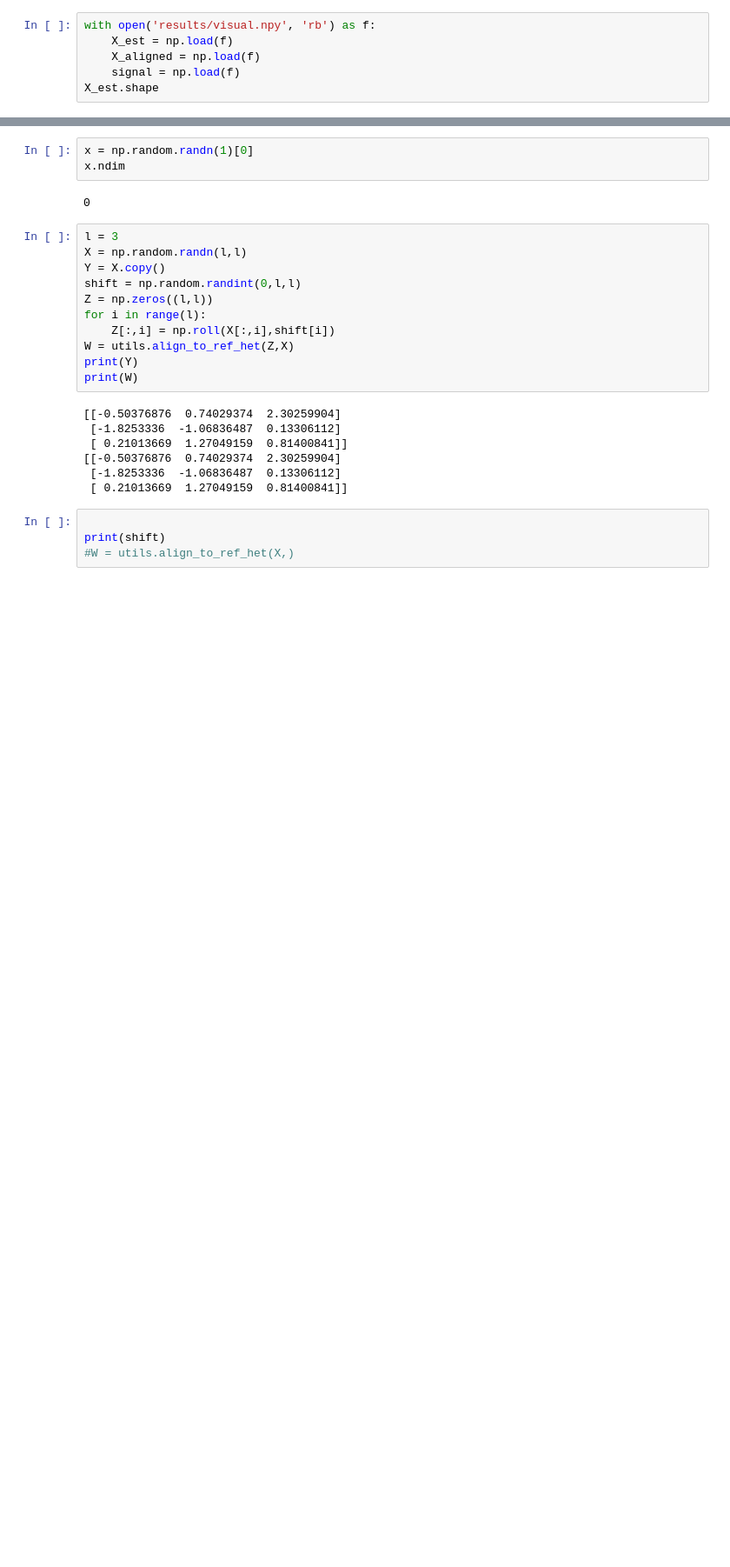
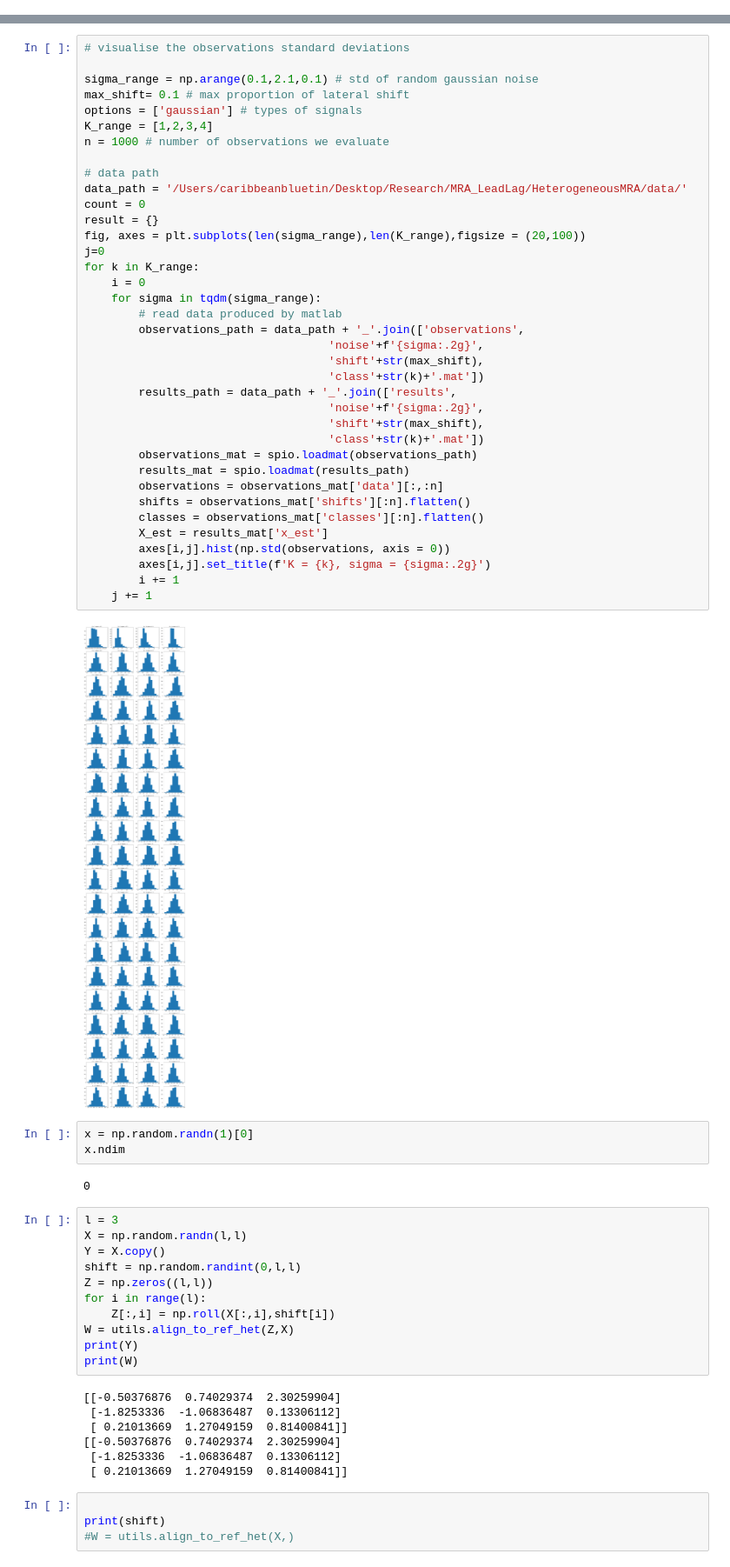
Before and after one commit to danni-shi/MRA, a Jupyter notebook: src/Invariant features.ipynb, the cells around one changed output, grey strips where cells are left out. Shown at 87% size. Cells and saved outputs as stored; diff of their text form; blank space fills up the shorter version.

```diff
--- a/src/Invariant features.ipynb
+++ b/src/Invariant features.ipynb
@@ -8,6 +9,0 @@ import utils
-# %%
-with open('results/visual.npy', 'rb') as f:
-    X_est = np.load(f)
-    X_aligned = np.load(f)
-    signal = np.load(f)
-X_est.shape
@@ -16,3 +10,42 @@ X_est.shape
+# %%
+# visualise the observations standard deviations
+
+sigma_range = np.arange(0.1,2.1,0.1) # std of random gaussian noise
+max_shift= 0.1 # max proportion of lateral shift
+options = ['gaussian'] # types of signals
+K_range = [1,2,3,4]
+n = 1000 # number of observations we evaluate
+
+# data path
+data_path = '/Users/caribbeanbluetin/Desktop/Research/MRA_LeadLag/HeterogeneousMRA/data/'
+count = 0
+result = {}
+fig, axes = plt.subplots(len(sigma_range),len(K_range),figsize = (20,100))
+j=0
+for k in K_range:
+    i = 0
+    for sigma in tqdm(sigma_range):
+        # read data produced by matlab
+        observations_path = data_path + '_'.join(['observations',
+                                    'noise'+f'{sigma:.2g}',
+                                    'shift'+str(max_shift),
+                                    'class'+str(k)+'.mat'])
+        results_path = data_path + '_'.join(['results',
+                                    'noise'+f'{sigma:.2g}',
+                                    'shift'+str(max_shift),
+                                    'class'+str(k)+'.mat'])
+        observations_mat = spio.loadmat(observations_path)
+        results_mat = spio.loadmat(results_path)
+        observations = observations_mat['data'][:,:n]
+        shifts = observations_mat['shifts'][:n].flatten()
+        classes = observations_mat['classes'][:n].flatten()
+        X_est = results_mat['x_est']
+        axes[i,j].hist(np.std(observations, axis = 0))
+        axes[i,j].set_title(f'K = {k}, sigma = {sigma:.2g}')
+        i += 1
+    j += 1
+# %% [output]
+[figure, added]
 # %%
 x = np.random.randn(1)[0]
 x.ndim
```
Also changed, not shown: parts of 2 cells of this notebook, 3 other files.
